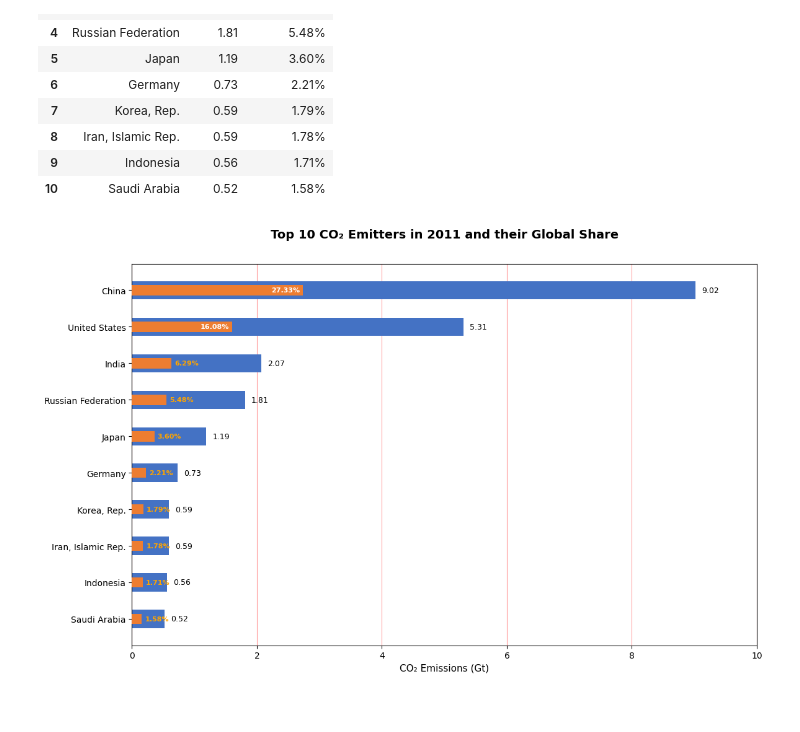
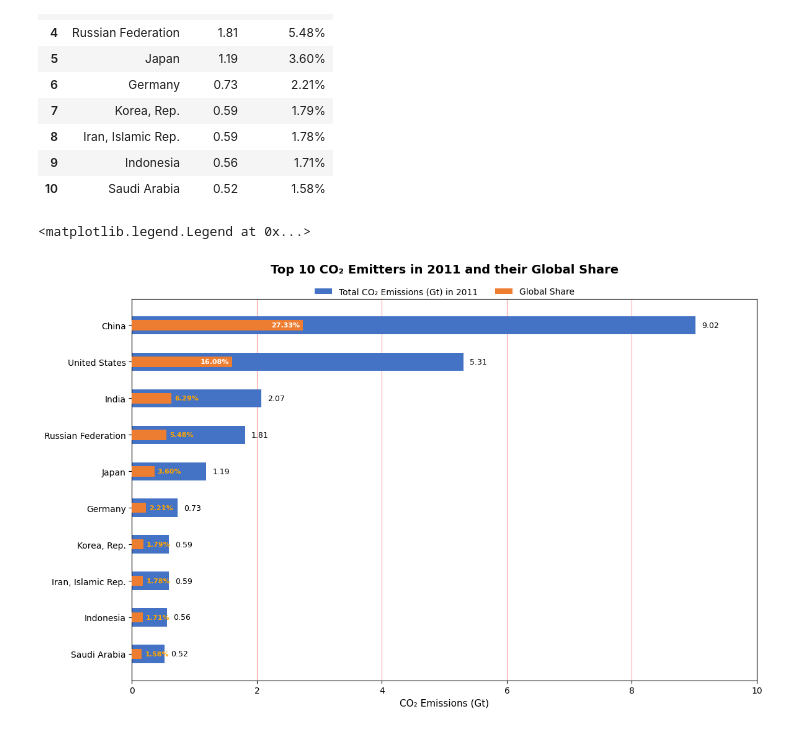
Before and after one commit to sanaullah525/Global-CO2-Emissions-Data-Analysis-Project, a Jupyter notebook: datapr.ipynb, the cells around one changed output. Saved outputs shown, nothing was run; the diff lists cells and outputs as text; code cells hidden in the pictures.

Commit message:
Adding legend below the title.

```diff
--- a/datapr.ipynb
+++ b/datapr.ipynb
@@ -669,32 +669,36 @@ bars2 = ax.barh(y, global_share_numeric, height=0.28, label='Global Share',
 
 # Adding smart labels to the figure.
 for i, (bar1, bar2, share) in enumerate(zip(bars1, bars2, bc['Global Share'])):
     width1 = bar1.get_width()
     width2 = bar2.get_width()
 
     # Blue bar label - always outside at the end
     ax.text(width1 + 0.1, bar1.get_y() + bar1.get_height()/2, f'{width1:.2f}',
             va='center', ha='left', fontsize=9, color='black')
 
     # Orange bar label - inside if bar is wide enough, otherwise outside
     if width2 > 0.8:  # Wide bars - text inside
         ax.text(width2 - 0.05, bar2.get_y() + bar2.get_height()/2, share,
                 va='center', ha='right', fontsize=8, color='white', fontweight='bold')
     else:  # Narrow bars - text outside to the right
         ax.text(width2 + 0.05, bar2.get_y() + bar2.get_height()/2, share,
                 va='center', ha='left', fontsize=8, color='orange', fontweight='bold')
 
 # Customizing axes
 ax.set_xlabel('CO₂ Emissions (Gt)', fontsize=11)
 ax.set_title('Top 10 CO₂ Emitters in 2011 and their Global Share',
              fontsize=14, fontweight='bold', pad=30)
 ax.set_yticks(y)
 ax.set_yticklabels(countries, fontsize=10)
 ax.set_xlim(0, 10)
 ax.invert_yaxis()
 
-# Gridlines - vertical red lines like Excel
+# Gridlines in the chart.
 ax.xaxis.grid(True, linestyle='-', alpha=0.4, color='red', zorder=1)
 ax.set_axisbelow(True)
+
+# Adding legend below the title.
+ax.legend(loc='upper center', bbox_to_anchor=(0.5, 1.05), ncol=2, frameon=False, fontsize=10)
 # %% [output]
+<matplotlib.legend.Legend at 0x...>
-[figure, old version]
+[figure, new version]
```
